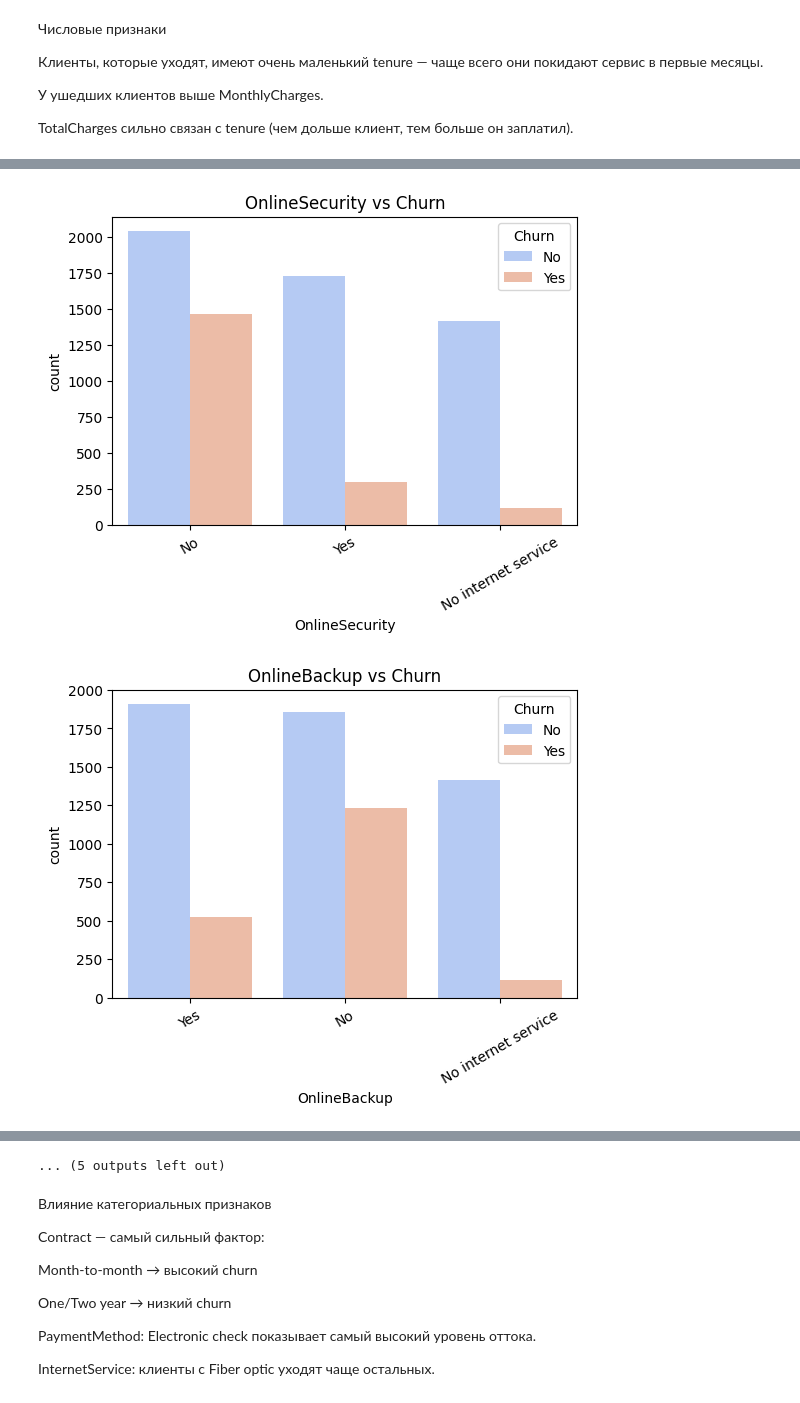
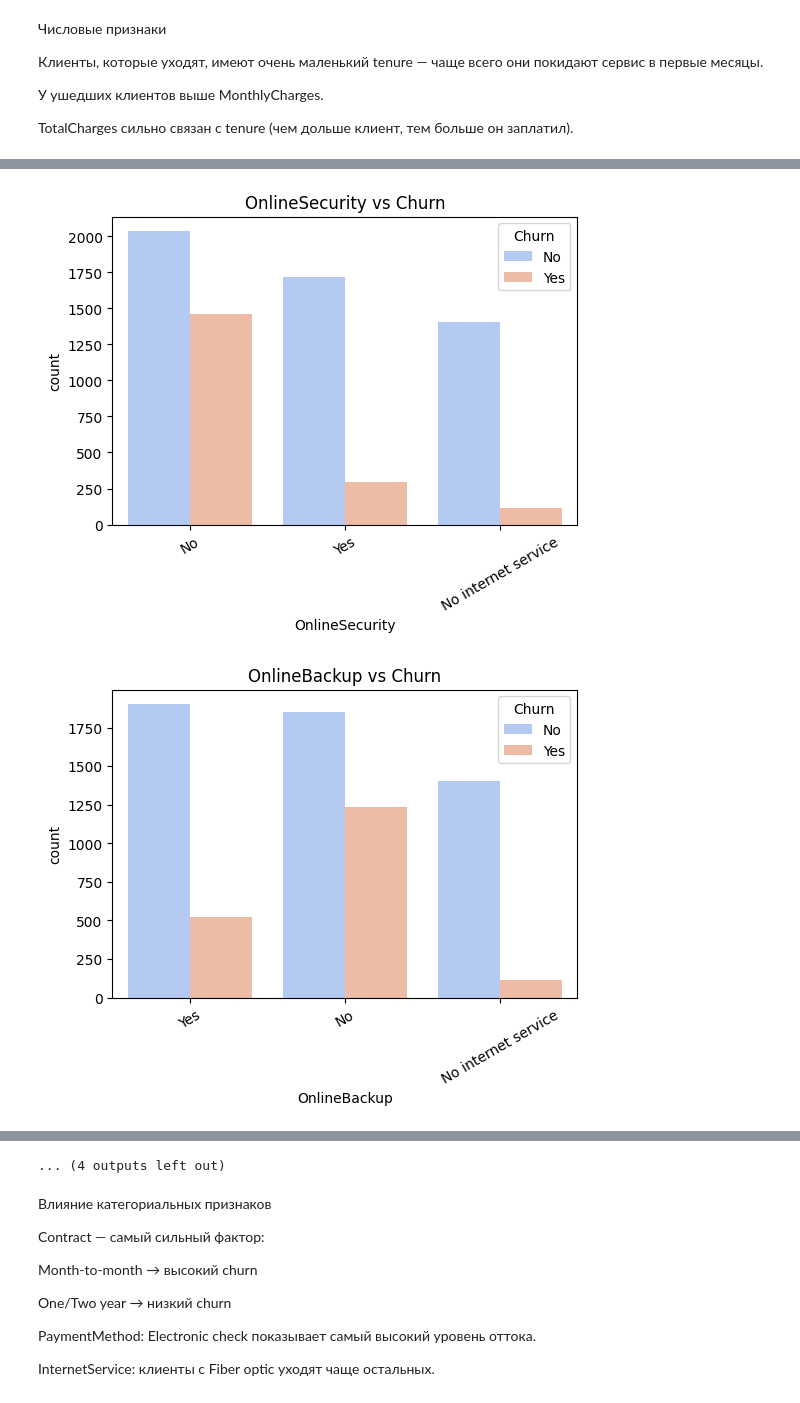
Before and after one commit to Nusultan11/telco-customer-churn-ml, a Jupyter notebook: notebooks/01_EDA_ML.ipynb, the cells around one changed output, grey strips where cells are left out. Saved outputs shown, nothing was run; the diff lists cells and outputs as text; code cells hidden in the pictures.

```diff
--- a/notebooks/01_EDA_ML.ipynb
+++ b/notebooks/01_EDA_ML.ipynb
@@ -85,3 +85,8 @@ dtype: int64
 df['TotalCharges'].eq(' ').sum()
 # %% [output]
 11
+# %%
+df['TotalCharges']=df['TotalCharges'].str.strip()
+df=df[df['TotalCharges']!='']
+df['TotalCharges']=pd.to_numeric(df['TotalCharges'],errors='coerce')
+df['TotalCharges'].isna().sum()
@@ -138,27 +145,27 @@ for col in numerical_columns:
 
 TotalCharges сильно связан с tenure (чем дольше клиент, тем больше он заплатил).
 # %%
-categorical_columns.remove('customerID')
+categorical_columns.remove('TotalCharges')
 for col in categorical_columns:
     plt.figure(figsize=(6,4))
     sns.countplot(data=df, x=col, hue='Churn', palette='coolwarm')
     plt.title(f'{col} vs Churn')
     plt.xticks(rotation=30)
     plt.show()
 # %% [output]
 [figure]
 [figure]
 [figure]
 [figure]
 [figure]
 [figure]
 [figure]
-[figure, old version]
+[figure, new version]
 [figure]
 [figure]
 [figure]
 [figure]
-... (5 outputs left out)
+... (4 outputs left out)
 # %% [markdown]
 Влияние категориальных признаков
 
```
Also changed, not shown: parts of 3 cells of this notebook.
